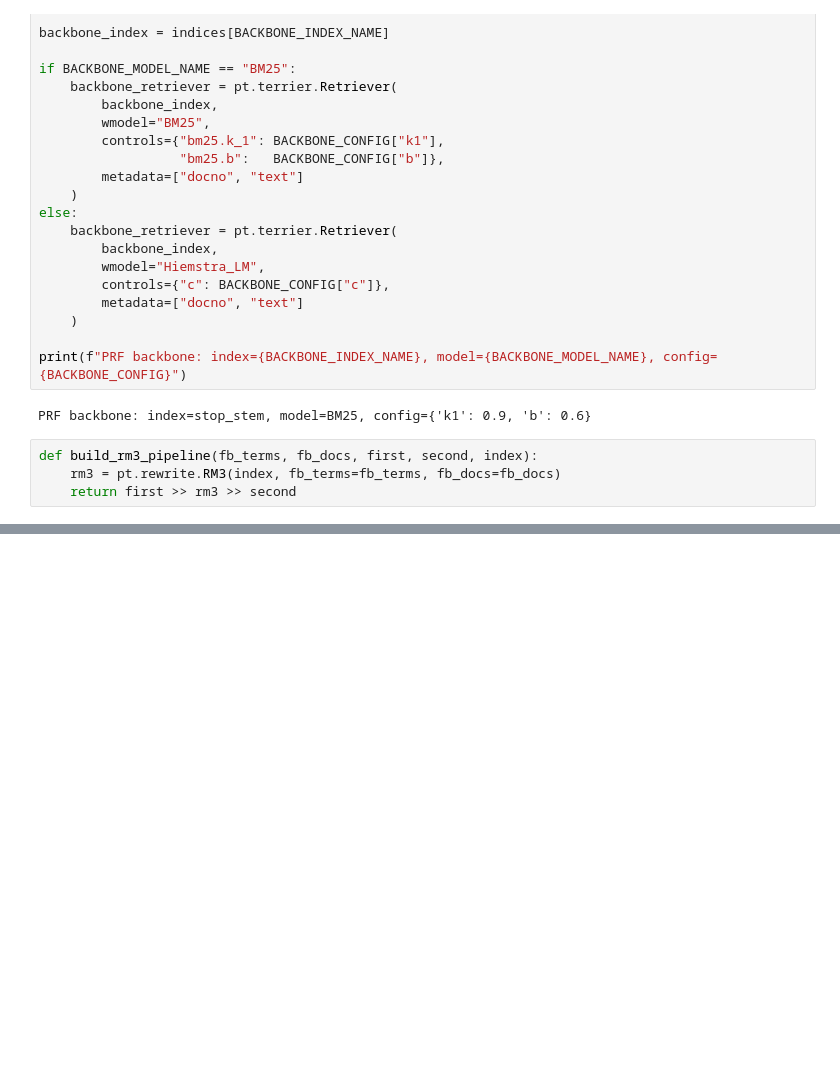
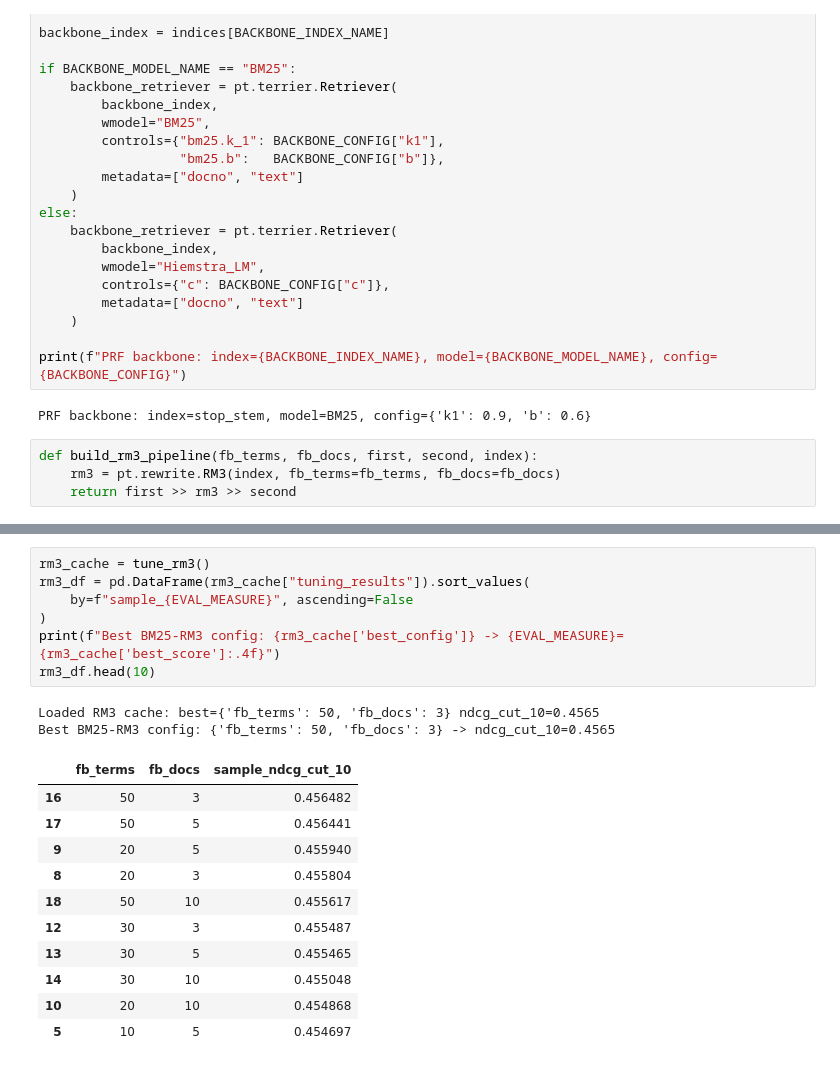
Before and after one commit to Legenden84/search-engines, a Jupyter notebook: notebooks/se_project_4.ipynb, the cells around one changed output, grey strips where cells are left out. Cells and saved outputs as stored; diff of their text form; blank space fills up the shorter version.

```diff
--- a/notebooks/se_project_4.ipynb
+++ b/notebooks/se_project_4.ipynb
@@ -471,0 +477,21 @@ def tune_rm3(force=False):
+# %%
+rm3_cache = tune_rm3()
+rm3_df = pd.DataFrame(rm3_cache["tuning_results"]).sort_values(
+    by=f"sample_{EVAL_MEASURE}", ascending=False
+)
+print(f"Best BM25-RM3 config: {rm3_cache['best_config']} -> {EVAL_MEASURE}={rm3_cache['best_score']:.4f}")
+rm3_df.head(10)
+# %% [output]
+Loaded RM3 cache: best={'fb_terms': 50, 'fb_docs': 3} ndcg_cut_10=0.4565
+Best BM25-RM3 config: {'fb_terms': 50, 'fb_docs': 3} -> ndcg_cut_10=0.4565
+|  | fb_terms | fb_docs | sample_ndcg_cut_10 |
+| 16 | 50 | 3 | 0.456482 |
+| 17 | 50 | 5 | 0.456441 |
+| 9 | 20 | 5 | 0.455940 |
+| 8 | 20 | 3 | 0.455804 |
+| 18 | 50 | 10 | 0.455617 |
+| 12 | 30 | 3 | 0.455487 |
+| 13 | 30 | 5 | 0.455465 |
+| 14 | 30 | 10 | 0.455048 |
+| 10 | 20 | 10 | 0.454868 |
+| 5 | 10 | 5 | 0.454697 |
```
Also changed, not shown: parts of 11 cells of this notebook, 1 other file.
